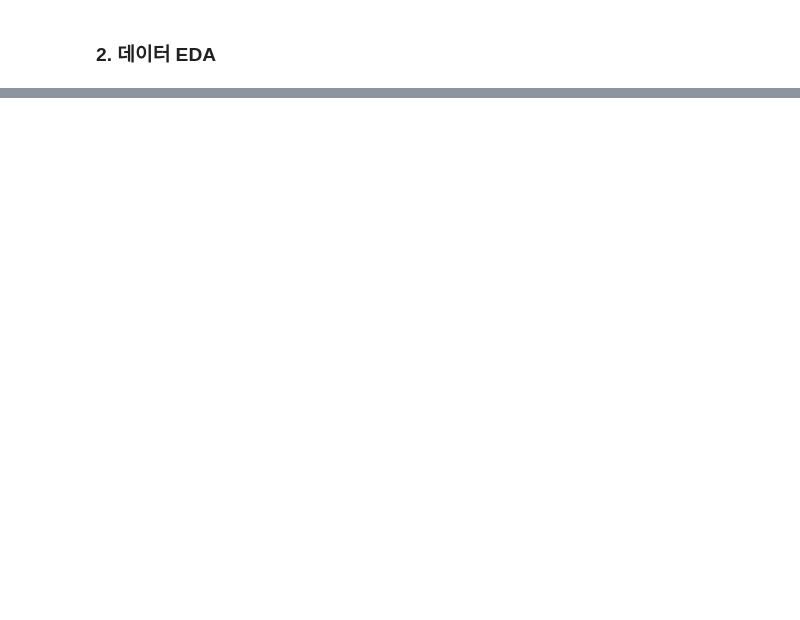
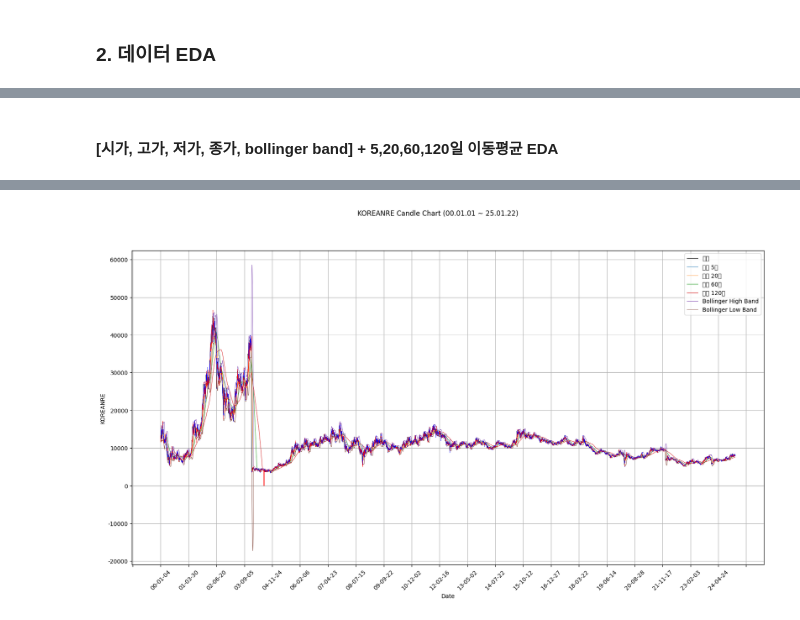
Before and after one commit to jwshin0908/Algorithm, a Jupyter notebook: KOREANRE_DT.ipynb, the cells around one changed output, grey strips where cells are left out. Cells and saved outputs as stored; diff of their text form; code cells hidden in the pictures; blank space fills up the shorter version.

```diff
--- a/KOREANRE_DT.ipynb
+++ b/KOREANRE_DT.ipynb
@@ -226,0 +301,32 @@ df.head()
+# %% [markdown]
+#### [시가, 고가, 저가, 종가, bollinger band] + 5,20,60,120일 이동평균 EDA
+# %%
+# 전체 데이터 시각화
+
+fig, ax = plt.subplots(figsize=(20,10))
+
+# x축 날짜
+xdate = df['일자'].astype('str')
+for i in range(len(xdate)):
+    xdate[i] = xdate[i][2:] # 2020-01-01 => 20-01-01
+
+# 종가 및 5,20,60,120일 이동평균
+ax.plot(xdate, df['종가'], label="종가",linewidth=0.7,color='k')
+ax.plot(xdate, df['종가'].rolling(window=5).mean(), label="평균 5일",linewidth=0.7)
+ax.plot(xdate, df['종가'].rolling(window=20).mean(), label="평균 20일",linewidth=0.7)
+ax.plot(xdate, df['종가'].rolling(window=60).mean(), label="평균 60일",linewidth=0.7)
+ax.plot(xdate, df['종가'].rolling(window=120).mean(), label="평균 120일",linewidth=0.7)
+ax.plot(xdate, df['BHB'], label="Bollinger High Band",linewidth=0.7)
+ax.plot(xdate, df['BLB'], label="Bollinger Low Band",linewidth=0.7)
+candlestick2_ohlc(ax,df['시가'],df['고가'],df['저가'],df['종가'], width=0.5, colorup='r', colordown='b')
+
+fig.suptitle("KOREANRE Candle Chart (00.01.01 ~ 25.01.22)")
+ax.set_xlabel("Date")
+ax.set_ylabel("KOREANRE")
+ax.xaxis.set_major_locator(ticker.MaxNLocator(25)) # x-축에 보일 ticker 개수 ~20개이면 1달
+ax.legend(loc=1) # legend 위치
+plt.xticks(rotation = 45) # x-축 글씨 45도 회전
+
+plt.grid() # 그리드 표시
+plt.show()
+# %% [output]
@@ -226,0 +350 @@ df.head()
+[figure, added]
```
Also changed, not shown: parts of 10 cells of this notebook.
